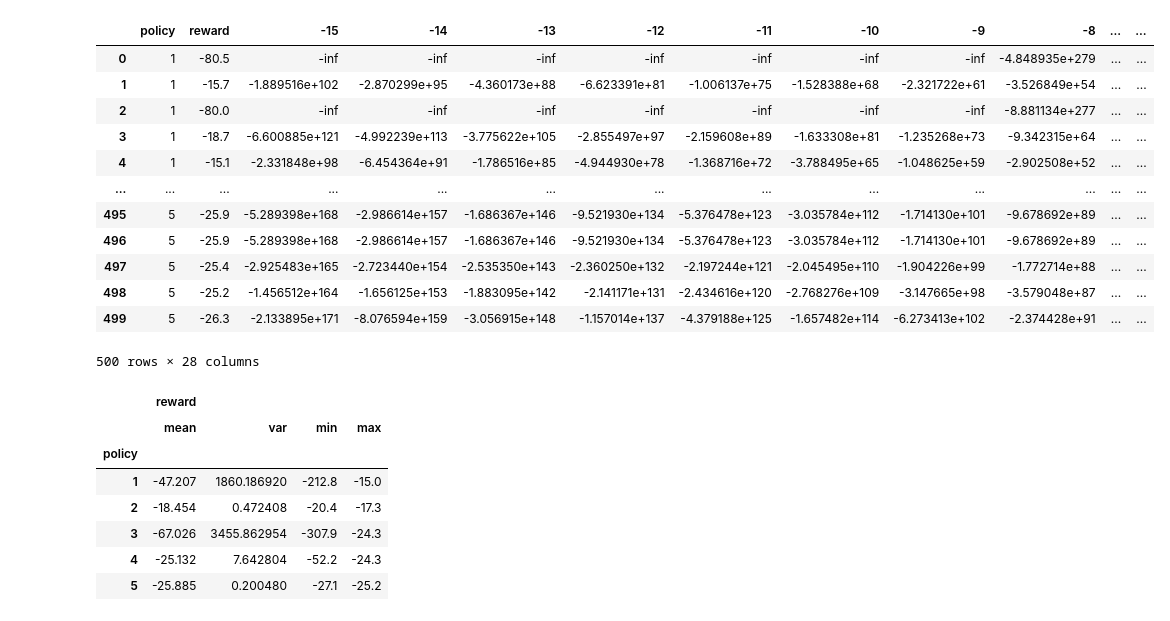
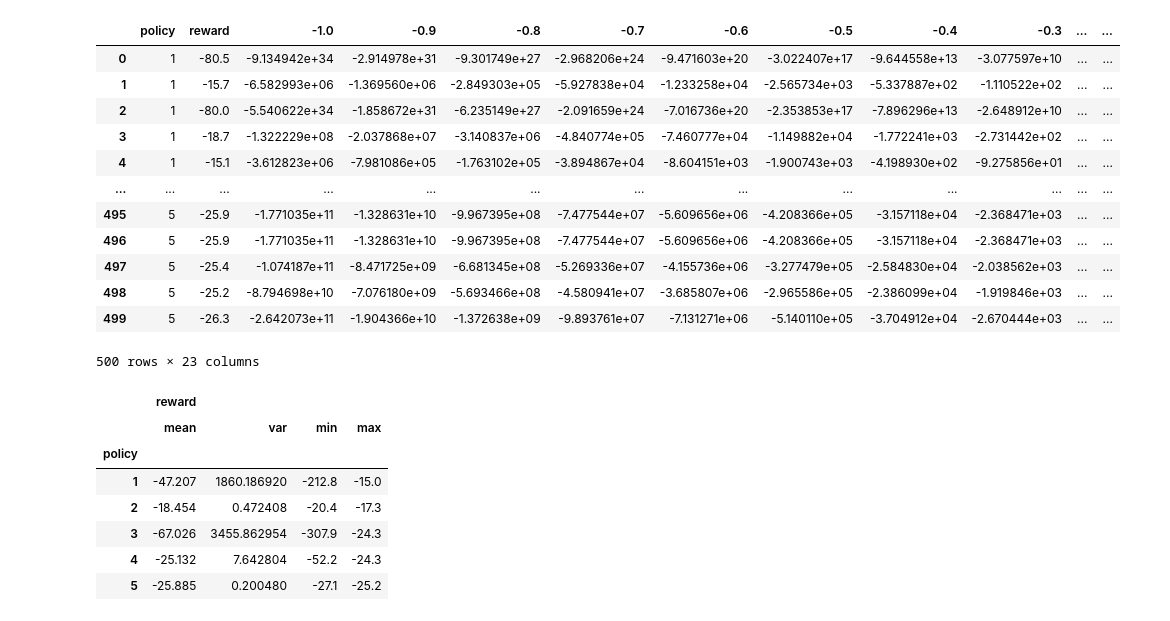
Before and after one commit to dulpneto/OpenAI-GYM-CarRacing-DQN-Risk, a Jupyter notebook: check_fixed_policy_results.ipynb, the cells around one changed output. Cells and saved outputs as stored; diff of their text form; code cells hidden in the pictures.

```diff
--- a/check_fixed_policy_results.ipynb
+++ b/check_fixed_policy_results.ipynb
@@ -6,40 +6,40 @@ import mpmath
 # %%
 #rewards = pd.read_csv('/Users/dulpneto/workspace/OpenAI-GYM-CarRacing-DQN-Risk/r_bound_300/rewards_2.csv')
 rewards = pd.read_csv('/Users/dulpneto/workspace/OpenAI-GYM-CarRacing-DQN-Risk/rewards_fixed_policy.log')
 
 lambs = []
-for i in range(-15,11):
-    lambs.append(i)
+for i in range(-10,11):
+    lambs.append(i/10)
 
 #for i in range(0,11):
 #    lambs.append(round(0.7726278200644+(i/100000000000000), 14))
 
 
 for lamb in lambs:
     if lamb == 0:
         rewards['{}'.format(lamb)] = rewards.apply(lambda row : row[1]/1000, axis = 1)
         continue
     try:
         rewards['{}'.format(lamb)] = rewards.apply(lambda row : np.sign(lamb) * np.exp(lamb * row[1]), axis = 1)
     except (ValueError, OverflowError) as error:
         print(error)
         print('Error {}'.format(lamb))
 
 rewards
 # %% [output]
-|  | policy | reward | -15 | -14 | -13 | -12 | -11 | -10 | -9 | -8 | ... | ... |
-| 0 | 1 | -80.5 | -inf | -inf | -inf | -inf | -inf | -inf | -inf | -4.848935e+279 | ... | ... |
-| 1 | 1 | -15.7 | -1.889516e+102 | -2.870299e+95 | -4.360173e+88 | -6.623391e+81 | -1.006137e+75 | -1.528388e+68 | -2.321722e+61 | -3.526849e+54 | ... | ... |
-| 2 | 1 | -80.0 | -inf | -inf | -inf | -inf | -inf | -inf | -inf | -8.881134e+277 | ... | ... |
-| 3 | 1 | -18.7 | -6.600885e+121 | -4.992239e+113 | -3.775622e+105 | -2.855497e+97 | -2.159608e+89 | -1.633308e+81 | -1.235268e+73 | -9.342315e+64 | ... | ... |
-| 4 | 1 | -15.1 | -2.331848e+98 | -6.454364e+91 | -1.786516e+85 | -4.944930e+78 | -1.368716e+72 | -3.788495e+65 | -1.048625e+59 | -2.902508e+52 | ... | ... |
+|  | policy | reward | -1.0 | -0.9 | -0.8 | -0.7 | -0.6 | -0.5 | -0.4 | -0.3 | ... | ... |
+| 0 | 1 | -80.5 | -9.134942e+34 | -2.914978e+31 | -9.301749e+27 | -2.968206e+24 | -9.471603e+20 | -3.022407e+17 | -9.644558e+13 | -3.077597e+10 | ... | ... |
+| 1 | 1 | -15.7 | -6.582993e+06 | -1.369560e+06 | -2.849303e+05 | -5.927838e+04 | -1.233258e+04 | -2.565734e+03 | -5.337887e+02 | -1.110522e+02 | ... | ... |
+| 2 | 1 | -80.0 | -5.540622e+34 | -1.858672e+31 | -6.235149e+27 | -2.091659e+24 | -7.016736e+20 | -2.353853e+17 | -7.896296e+13 | -2.648912e+10 | ... | ... |
+| 3 | 1 | -18.7 | -1.322229e+08 | -2.037868e+07 | -3.140837e+06 | -4.840774e+05 | -7.460777e+04 | -1.149882e+04 | -1.772241e+03 | -2.731442e+02 | ... | ... |
+| 4 | 1 | -15.1 | -3.612823e+06 | -7.981086e+05 | -1.763102e+05 | -3.894867e+04 | -8.604151e+03 | -1.900743e+03 | -4.198930e+02 | -9.275856e+01 | ... | ... |
 | ... | ... | ... | ... | ... | ... | ... | ... | ... | ... | ... | ... | ... |
-| 495 | 5 | -25.9 | -5.289398e+168 | -2.986614e+157 | -1.686367e+146 | -9.521930e+134 | -5.376478e+123 | -3.035784e+112 | -1.714130e+101 | -9.678692e+89 | ... | ... |
-| 496 | 5 | -25.9 | -5.289398e+168 | -2.986614e+157 | -1.686367e+146 | -9.521930e+134 | -5.376478e+123 | -3.035784e+112 | -1.714130e+101 | -9.678692e+89 | ... | ... |
-| 497 | 5 | -25.4 | -2.925483e+165 | -2.723440e+154 | -2.535350e+143 | -2.360250e+132 | -2.197244e+121 | -2.045495e+110 | -1.904226e+99 | -1.772714e+88 | ... | ... |
-| 498 | 5 | -25.2 | -1.456512e+164 | -1.656125e+153 | -1.883095e+142 | -2.141171e+131 | -2.434616e+120 | -2.768276e+109 | -3.147665e+98 | -3.579048e+87 | ... | ... |
-| 499 | 5 | -26.3 | -2.133895e+171 | -8.076594e+159 | -3.056915e+148 | -1.157014e+137 | -4.379188e+125 | -1.657482e+114 | -6.273413e+102 | -2.374428e+91 | ... | ... |
+| 495 | 5 | -25.9 | -1.771035e+11 | -1.328631e+10 | -9.967395e+08 | -7.477544e+07 | -5.609656e+06 | -4.208366e+05 | -3.157118e+04 | -2.368471e+03 | ... | ... |
+| 496 | 5 | -25.9 | -1.771035e+11 | -1.328631e+10 | -9.967395e+08 | -7.477544e+07 | -5.609656e+06 | -4.208366e+05 | -3.157118e+04 | -2.368471e+03 | ... | ... |
+| 497 | 5 | -25.4 | -1.074187e+11 | -8.471725e+09 | -6.681345e+08 | -5.269336e+07 | -4.155736e+06 | -3.277479e+05 | -2.584830e+04 | -2.038562e+03 | ... | ... |
+| 498 | 5 | -25.2 | -8.794698e+10 | -7.076180e+09 | -5.693466e+08 | -4.580941e+07 | -3.685807e+06 | -2.965586e+05 | -2.386099e+04 | -1.919846e+03 | ... | ... |
+| 499 | 5 | -26.3 | -2.642073e+11 | -1.904366e+10 | -1.372638e+09 | -9.893761e+07 | -7.131271e+06 | -5.140110e+05 | -3.704912e+04 | -2.670444e+03 | ... | ... |
-500 rows × 28 columns
+500 rows × 23 columns
 # %%
 rewards_by_policy = rewards.groupby('policy')
 rewards_by_policy.agg({'reward': ['mean', 'var', 'min', 'max']})
```
Also changed, not shown: parts of 1 cell of this notebook, 4 other files.
